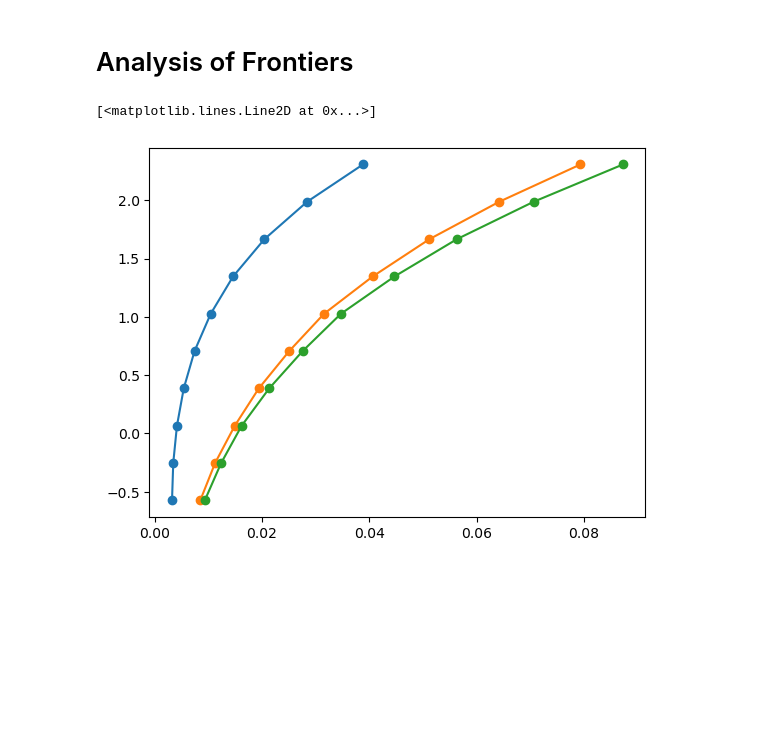
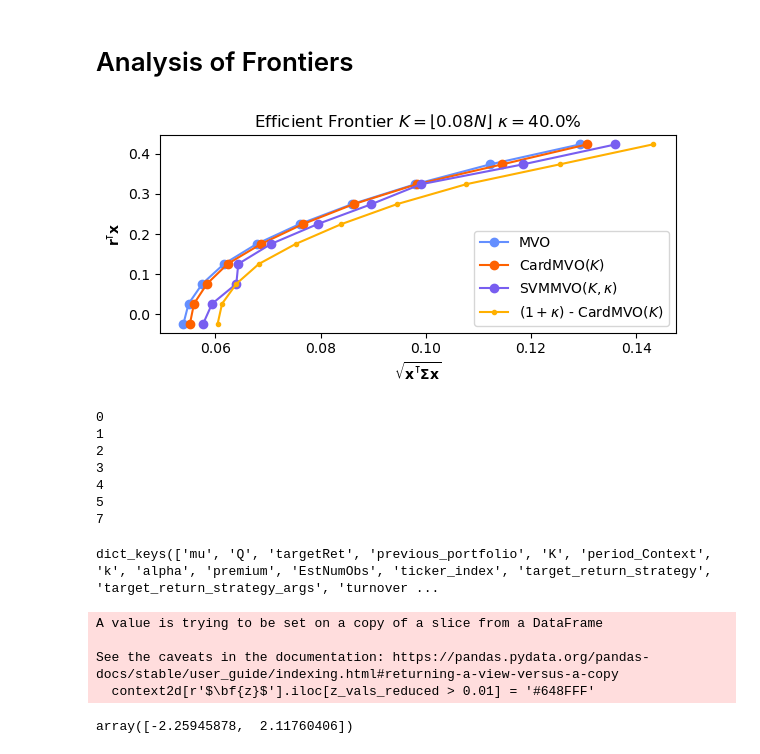
Before and after one commit to davidislip/support_vector_risk_machine, a Jupyter notebook: A single instance.ipynb, the cells around one changed output. Drawn from its saved outputs; the diff is of its cells as text; code cells hidden in the pictures; blank space fills up the shorter version.

Commit message:
efficient frontier

```diff
--- a/A single instance.ipynb
+++ b/A single instance.ipynb
@@ -465,11 +475,8 @@ svmmvo_frontier_results = import_dict(path, '', 'SVMMVO')
+# %%
+vols_mvo, rets_mvo, premiums_mvo, cardinalities_mvo, gaps_mvo, results_mvo = mvo_frontier_results['MVO']
 # %%
-vols_cardmvo, rets_cardmvo, premiums_cardmvo, cardinalities_cardmvo, gaps_cardmvo, results_cardmvo = cardinality_frontier_results[0.02]
+vols_cardmvo, rets_cardmvo, premiums_cardmvo, cardinalities_cardmvo, gaps_cardmvo, results_cardmvo = cardinality_frontier_results[cardinality]
 # %%
-vols_svmmvo, rets_svmmvo, premiums_svmmvo, cardinalities_svmmvo, gaps_svmmvo, results_svmmvo = svmmvo_frontier_results[(0.02, 0.1)]
+vols_svmmvo, rets_svmmvo, premiums_svmmvo, cardinalities_svmmvo, gaps_svmmvo, results_svmmvo = svmmvo_frontier_results[(cardinality, kappa)]
-# %%
-plt.plot(vols_mvo, premiums_mvo, 'o-')
-plt.plot(vols_cardmvo, premiums_mvo, 'o-')
-plt.plot(vols_svmmvo, premiums_mvo, 'o-')
-# %% [output]
-[<matplotlib.lines.Line2D at 0x...>]
-[figure, removed]
+# %%
+vols_svmmvo = np.array([results_svmmvo[t]['x']@results_svmmvo[t]['optimization_params']['Q']@results_svmmvo[t]['x']  for t in results_svmmvo.keys()])
@@ -475,0 +487,51 @@ plt.plot(vols_svmmvo, premiums_mvo, 'o-')
+# %%
+plt.figure(figsize = (6,3))
+ax = plt.gca()
+plt.plot(np.sqrt(vols_mvo), rets_mvo, 'o-',  label = 'MVO', color = '#648FFF')
+plt.plot(np.sqrt(vols_cardmvo), rets_cardmvo, 'o-',  label = 'CardMVO($K$)', color = '#FE6100')
+plt.plot(np.sqrt(vols_svmmvo), rets_svmmvo, 'o-', label = r"SVMMVO($K, \kappa$)", color = '#785EF0')
+plt.plot(np.sqrt((1+0.2)*vols_cardmvo), rets_cardmvo, '.-', label = r"$(1 + \kappa)$ - CardMVO($K$)", color = '#FFB000')
+plt.title("Efficient Frontier "+cardinality_str + " "+ kappa_str)
+plt.xlabel(r'$\sqrt{\bf{x}^{\intercal} \bf{\Sigma} \bf{x}}$')
+plt.ylabel(r'$\bf{r}^{\intercal} \bf{x}$')
+plt.tight_layout()
+plt.legend()
+plt.savefig(path+"frontier_"+str(cardinality).replace(".","dot")+"_"+str(kappa).replace(".","dot") +".svg")
+# %% [output]
+[figure, added]
+# %%
+for t in results_svmmvo.keys():
+    t_vals = results_svmmvo[t]['t']
+    if np.sum(np.abs(results_svmmvo[t]['w'][t_vals > 0.99])) > 0.001:
+        print(t)
+# %% [output]
+0
+1
+2
+3
+4
+5
+7
+# %%
+z_vals = np.rint(results_svmmvo[t]['z'])
+t_vals = results_svmmvo[t]['t']
+w_vals = results_svmmvo[t]['w'][t_vals > 0.99]
+b_val = results_svmmvo[t]['b']
+ret_string = r'$r_{\mathsf{min}} = '+str(np.round(100*rets_svmmvo[t], 2)) + r'\%$'
+results_svmmvo[t]['optimization_params'].keys()
+# %% [output]
+dict_keys(['mu', 'Q', 'targetRet', 'previous_portfolio', 'K', 'period_Context', 'k', 'alpha', 'premium', 'EstNumObs', 'ticker_index', 'target_return_strategy', 'target_return_strategy_args', 'turnover ...
+# %%
+context2d = results_svmmvo[0]['optimization_params']['period_Context'].iloc[:, t_vals > 0.99]
+from scipy import stats
+assets = (np.abs(stats.zscore(context2d)) < 100).all(axis=1)
+z_vals_reduced = z_vals[assets]
+context2d = context2d[assets]
+#context2d  = context2d.rank()/(len(context2d)+1)
+context2d[r'$\bf{z}$'] = '#FE6100'
+context2d[r'$\bf{z}$'].iloc[z_vals_reduced > 0.01] = '#648FFF'
+# %% [output]
+A value is trying to be set on a copy of a slice from a DataFrame
+
+See the caveats in the documentation: https://pandas.pydata.org/pandas-docs/stable/user_guide/indexing.html#returning-a-view-versus-a-copy
+  context2d[r'$\bf{z}$'].iloc[z_vals_reduced > 0.01] = '#648FFF'
@@ -475,0 +546,4 @@ plt.plot(vols_svmmvo, premiums_mvo, 'o-')
+# %%
+line(x)
+# %% [output]
+array([-2.25945878,  2.11760406])
```
Also changed, not shown: parts of 11 cells of this notebook, 30 other files.
